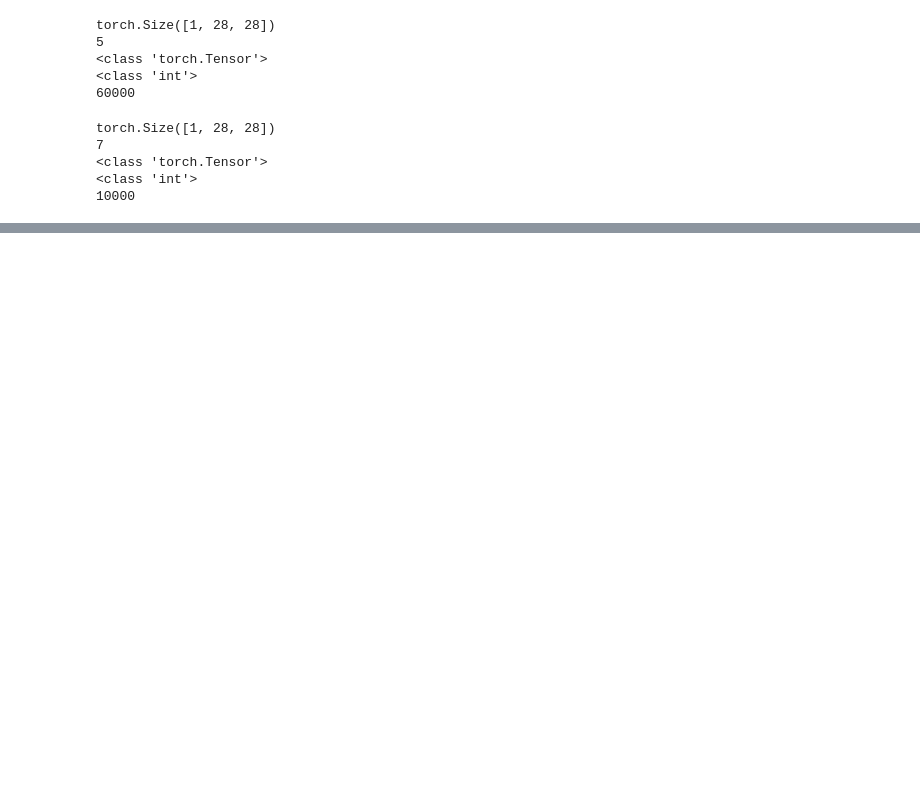
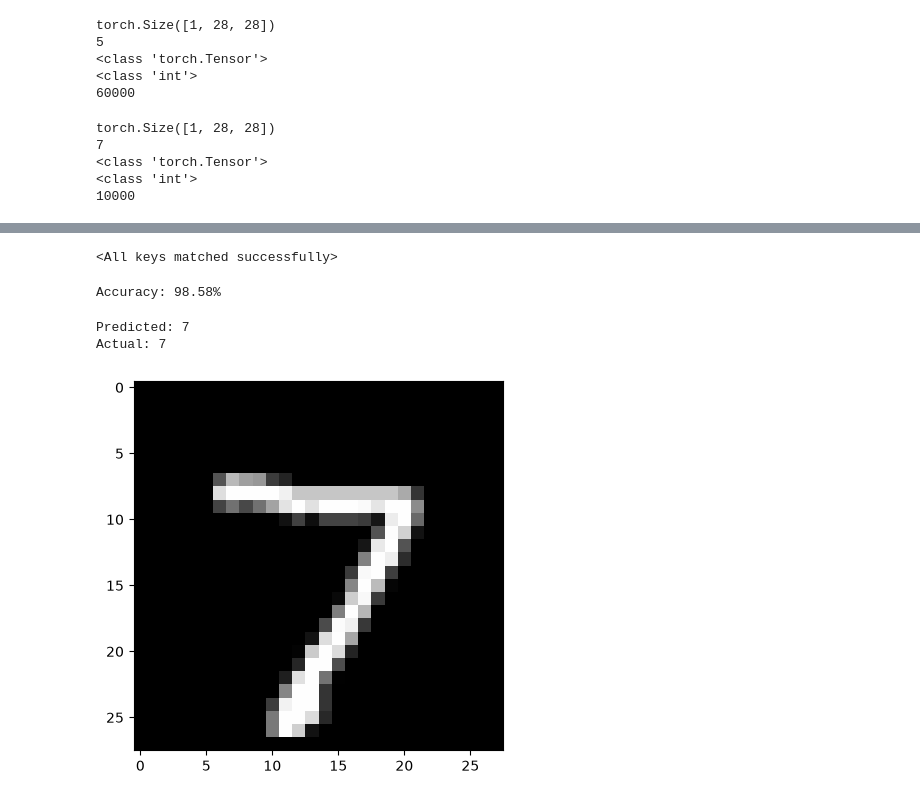
Before and after one commit to RkP17/federated_learning_playground, a Jupyter notebook: 01_pytorch_basics/pytorch_basics.ipynb, the cells around one changed output, grey strips where cells are left out. Drawn from its saved outputs; the diff is of its cells as text; code cells hidden in the pictures; blank space fills up the shorter version.

Commit message:
Trained and tested CNN model: achieved 98.58% accuracy

```diff
--- a/01_pytorch_basics/pytorch_basics.ipynb
+++ b/01_pytorch_basics/pytorch_basics.ipynb
@@ -62,0 +135,8 @@ torch.Size([1, 28, 28])
+# %%
+net = CNN() # creates an instance of the neural network defined above
+loss_function = nn.CrossEntropyLoss() # tells us how wrong the model's predictions are
+optimiser = optim.SGD(
+    net.parameters(),
+    lr=0.001,
+    momentum=0.9
+) # updates the models weights, uses the gradients calculated from the loss to update the weights
@@ -62,0 +183,44 @@ torch.Size([1, 28, 28])
+# %%
+net = CNN()
+net.load_state_dict(torch.load('trained_net.pth'))
+# %% [output]
+<All keys matched successfully>
+# %%
+correct = 0 # how many are correct
+total = 0 # how many were tested
+
+net.eval() # tells pytorch that the model is being tested not trained
+
+# no gradient updates needed as we are testing the model now
+with torch.no_grad():
+    for data in test_dataloader:
+        images, labels = data # test images and correct answers
+        outputs = net(images)
+        # we only care about the index, torch.max(..) retruns 2 things, maximun value and the index
+        _, predicted = torch.max(outputs, 1) # find the maximum across the 10 class outputs
+        total += labels.size(0)
+        correct += (predicted == labels).sum().item()
+
+accuracy = 100* correct / total
+
+print(f'Accuracy: {accuracy}%')
+# %% [output]
+Accuracy: 98.58%
+# %%
+#image = image.unsqueeze(0) # changes the shape to [batch, channels, height, width] -> [1,1,28,28]
+
+net.eval()
+
+with torch.no_grad():
+    output = net(image)
+    _,predicted = torch.max(output,1)
+
+print("Predicted:", predicted.item())
+print("Actual:", label)
+
+plt.imshow(image.squeeze(), cmap="gray")
+plt.show()
+# %% [output]
+Predicted: 7
+Actual: 7
+[figure, added]
```
Also changed, not shown: parts of 10 cells of this notebook, 1 other file.
